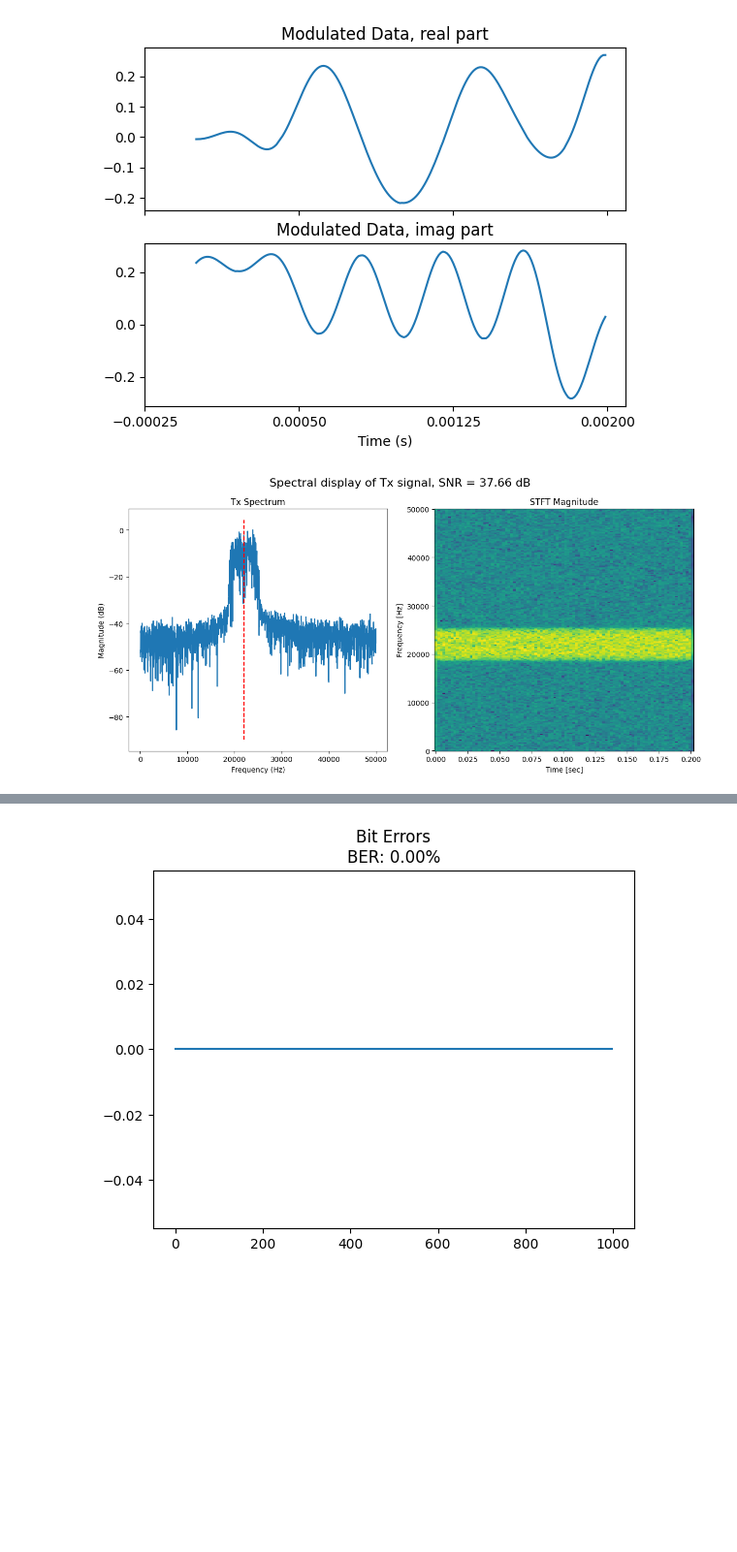
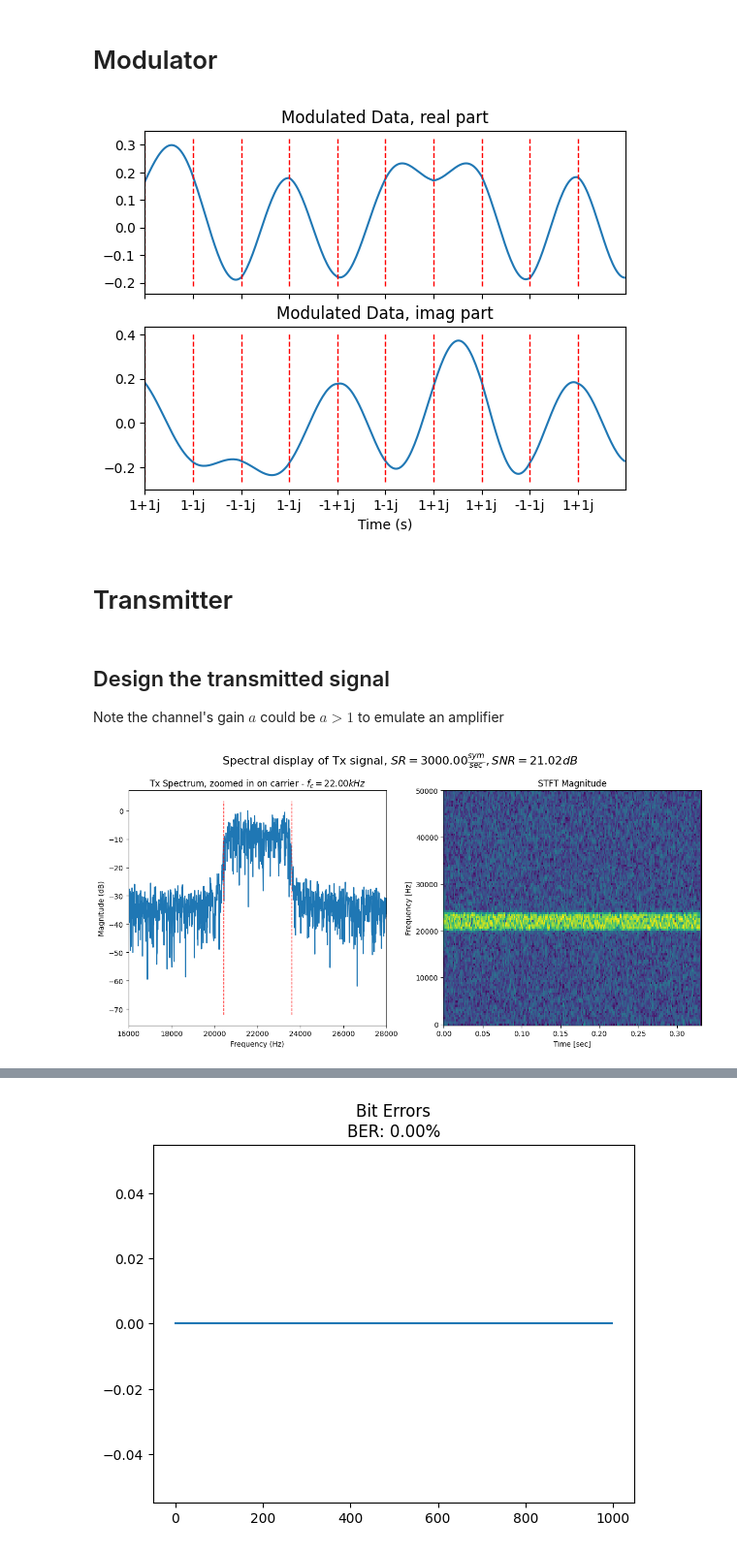
Before and after one commit to egz01/CommSysCourse, a Jupyter notebook: QPSK/qpsk_sim.ipynb, the cells around one changed output, grey strips where cells are left out. Shown at 97% size. Saved outputs shown, nothing was run; the diff lists cells and outputs as text; code cells hidden in the pictures; blank space fills up the shorter version.

```diff
--- a/QPSK/qpsk_sim.ipynb
+++ b/QPSK/qpsk_sim.ipynb
@@ -39,57 +90,85 @@ plt.show()
+# %% [markdown]
+# Modulator
 # %%
 # modulate data
 t = np.arange(0, len(upsampled)/Fs, 1/Fs)
 shaped = np.convolve(upsampled, pulse, mode='same')
 
 fig, axs = plt.subplots(2, 1, sharex=True)
-axs[0].plot(t[:int(10*sps)], shaped.real[:int(10*sps)])
+start = 100*sps
+end = 110*sps
+axs[0].plot(t[start:end], shaped.real[start:end])
+ymin, ymax = axs[0].get_ylim()
+axs[0].vlines(t[start:end:sps], ymin=ymin, ymax=ymax, linestyle='--', color='r', linewidth=1)
 axs[0].set_title("Modulated Data, real part")
 
-axs[1].plot(t[:int(10*sps)], shaped.imag[:int(10*sps)])
+axs[1].plot(t[start:end], shaped.imag[start:end])
+ymin, ymax = axs[1].get_ylim()
+axs[1].vlines(t[start:end:sps], ymin=ymin, ymax=ymax, linestyle='--', color='r', linewidth=1)
 axs[1].set_title("Modulated Data, imag part")
 axs[1].set_xlabel("Time (s)")
-new_ticks = axs[1].get_xticks()[::3]
-axs[1].set_xticks(new_ticks)
+
+new_ticks = t[start:end:sps]
+axs[1].set_xticks(new_ticks, [f"{symbols_data[start//sps:end//sps][i]:.0f}" for i in range(len(new_ticks))])
+
+axs[0].set_xlim([t[start], t[end]])
+axs[1].set_xlim([t[start], t[end]])
 
 plt.show()
 # %% [output]
-[figure, old version]
+[figure, new version]
+# %% [markdown]
+# Transmitter
+# %% [markdown]
+## Design the transmitted signal
+
+Note the channel's gain $a$ could be $a>1$ to emulate an amplifier
 # %%
-a = 0.5
-noise_a = 0.01
+a = 0.7
+a = 0.8
+noise_a = 0.1
+noise_std = 0.3
 
 # design tx
-fc = 22000
-tx = a*np.real(shaped*np.exp(1j*2*np.pi*fc*t)) + noise_a*np.random.normal(0, 0.3, len(shaped))
+fc = 22e3
+tx = a*np.real(shaped*np.exp(1j*2*np.pi*fc*t)) + noise_a*np.random.normal(0, noise_std, len(shaped))
 
-N = 200 # symbols to take into account for fft
+N = 300 # symbols to take into account for fft
 
 X = np.fft.fftshift(np.fft.fft(tx[sps:int(N*sps)]))
 freqs = np.fft.fftshift(np.fft.fftfreq(len(X), 1/Fs))
 
 P = 20*np.log10(np.abs(X[len(X)//2:]) / np.abs(X).max())
+freqs = freqs[len(X)//2:]
 
-f_spec,t_spec,Zxx = signal.stft(tx, fs=Fs, nperseg=512, noverlap=300, nfft=1024)
-Pxx = 20*np.log10(np.abs(Zxx))
-signal_power = Pxx[205].sum()/t_spec.size
-noise_power = Pxx[350].sum()/t_spec.size
+res = 2000
+df = res*fc/Fs
+nfft = int(Fs/df)
+f_spec,t_spec,Zxx = signal.stft(tx, fs=Fs, nperseg=round(nfft), noverlap=round(nfft/3), nfft=nfft)
+indx_fc = round(fc/df)
+indx_noise = round(indx_fc - (1+beta)*symbol_rate/df)
+Pxx = 20*np.log10(np.abs(Zxx)+0.001)
+signal_power = Pxx[indx_fc].sum()/t_spec.size
+noise_power = Pxx[indx_noise].sum()/t_spec.size
 snr = signal_power-noise_power # in dB
 
 fig, axs = plt.subplots(1, 2, tight_layout=True)
-axs[0].plot(freqs[len(X)//2:], P)
+axs[0].plot(freqs, P)
+axs[0].set_xlim([fc-2*symbol_rate, fc+2*symbol_rate])
+#axs[0].set_ylim([-2*snr, 10])
 ymin, ymax = axs[0].get_ylim()
-axs[0].vlines([fc], ymin, ymax, linestyles='dashed', colors=['r'])
+axs[0].vlines([fc-0.5*(1+beta)*symbol_rate,fc+0.5*(1+beta)*symbol_rate], ymin, ymax, linestyles='dashed', colors=['r'], linewidth=1)
 axs[0].set_xlabel("Frequency (Hz)")
 axs[0].set_ylabel("Magnitude (dB)")
-axs[0].set_title("Tx Spectrum")
+axs[0].set_title("Tx Spectrum, zoomed in on carrier - $f_c={:.2f}kHz$".format(fc/1e3))
 
 axs[1].pcolormesh(t_spec, f_spec, Pxx)
 axs[1].set_title('STFT Magnitude')
 axs[1].set_ylabel('Frequency [Hz]')
 axs[1].set_xlabel('Time [sec]')
 
-fig.suptitle("Spectral display of Tx signal, SNR = {:.2f} dB".format(snr), fontsize=16)
+fig.suptitle("Spectral display of Tx signal, $SR={:.2f}\\frac{{sym}}{{sec}}, SNR={:.2f}dB$".format(symbol_rate,snr), fontsize=16)
 fig.set_size_inches(12, 6)
 plt.show()
 # %% [output]
-[figure, old version]
+[figure, new version]
```
Also changed, not shown: parts of 14 cells of this notebook, 2 other files.
